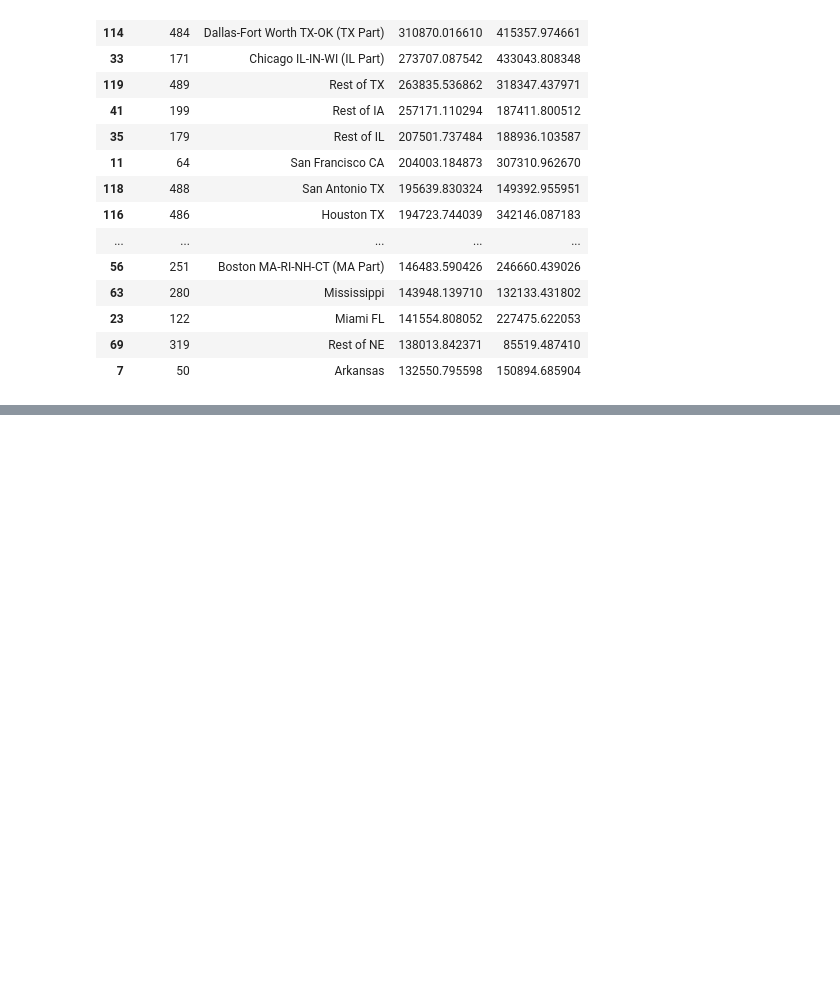
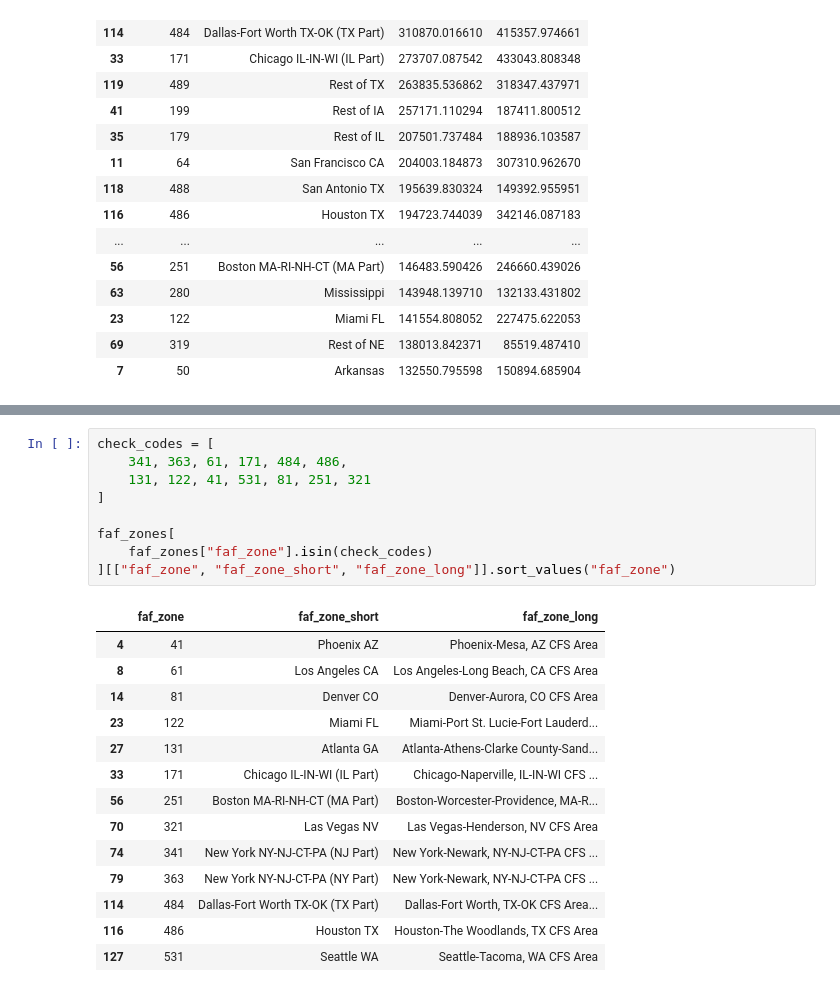
Before and after one commit to Ansarss/Ai_learning_experiments, a Jupyter notebook: Optimization_Techniques_Exercise_.ipynb, the cells around one changed output, grey strips where cells are left out. Drawn from its saved outputs; the diff is of its cells as text; blank space fills up the shorter version.

```diff
--- a/Optimization_Techniques_Exercise_.ipynb
+++ b/Optimization_Techniques_Exercise_.ipynb
@@ -625,0 +643,24 @@ destination_summary.head(25)
+# %%
+check_codes = [
+    341, 363, 61, 171, 484, 486,
+    131, 122, 41, 531, 81, 251, 321
+]
+
+faf_zones[
+    faf_zones["faf_zone"].isin(check_codes)
+][["faf_zone", "faf_zone_short", "faf_zone_long"]].sort_values("faf_zone")
+# %% [output]
+|  | faf_zone | faf_zone_short | faf_zone_long |
+| 4 | 41 | Phoenix AZ | Phoenix-Mesa, AZ CFS Area |
+| 8 | 61 | Los Angeles CA | Los Angeles-Long Beach, CA CFS Area |
+| 14 | 81 | Denver CO | Denver-Aurora, CO CFS Area |
+| 23 | 122 | Miami FL | Miami-Port St. Lucie-Fort Lauderd... |
+| 27 | 131 | Atlanta GA | Atlanta-Athens-Clarke County-Sand... |
+| 33 | 171 | Chicago IL-IN-WI (IL Part) | Chicago-Naperville, IL-IN-WI CFS ... |
+| 56 | 251 | Boston MA-RI-NH-CT (MA Part) | Boston-Worcester-Providence, MA-R... |
+| 70 | 321 | Las Vegas NV | Las Vegas-Henderson, NV CFS Area |
+| 74 | 341 | New York NY-NJ-CT-PA (NJ Part) | New York-Newark, NY-NJ-CT-PA CFS ... |
+| 79 | 363 | New York NY-NJ-CT-PA (NY Part) | New York-Newark, NY-NJ-CT-PA CFS ... |
+| 114 | 484 | Dallas-Fort Worth TX-OK (TX Part) | Dallas-Fort Worth, TX-OK CFS Area... |
+| 116 | 486 | Houston TX | Houston-The Woodlands, TX CFS Area |
+| 127 | 531 | Seattle WA | Seattle-Tacoma, WA CFS Area |
```
Also changed, not shown: parts of 5 cells of this notebook.
